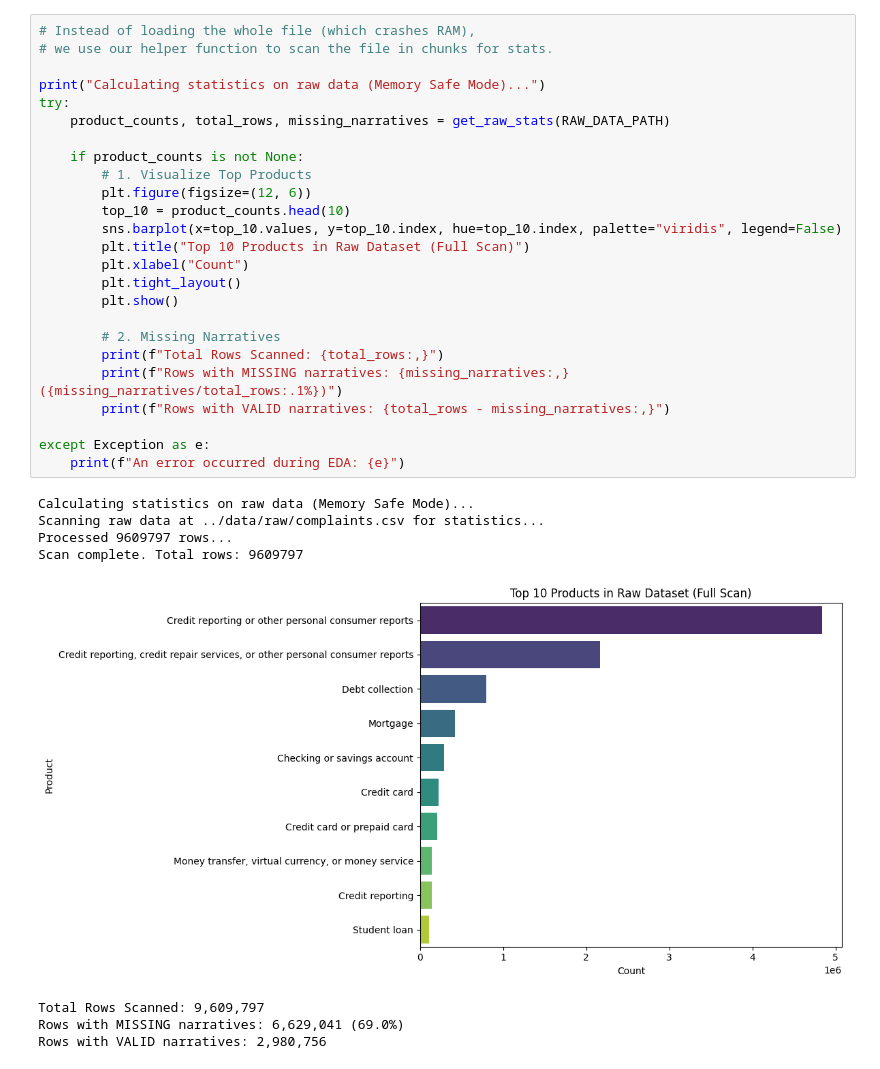
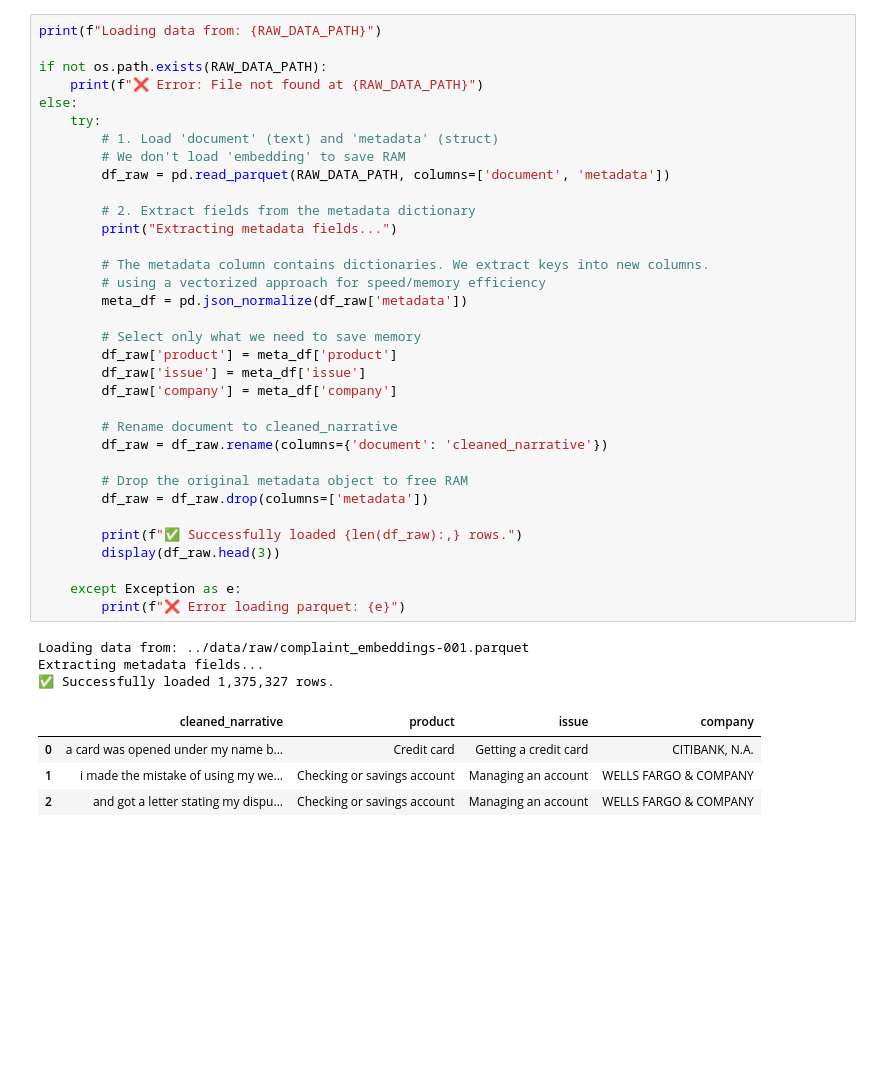
Before and after one commit to adem-mekonnen/rag-complaint-chatbot, a Jupyter notebook: notebooks/01_eda_preprocessing.ipynb, the cells around one changed output. Drawn from its saved outputs; the diff is of its cells as text; blank space fills up the shorter version.

```diff
--- a/notebooks/01_eda_preprocessing.ipynb
+++ b/notebooks/01_eda_preprocessing.ipynb
@@ -22,35 +16,43 @@ Successfully imported optimized modules.
 # %%
-# Instead of loading the whole file (which crashes RAM),
-# we use our helper function to scan the file in chunks for stats.
+print(f"Loading data from: {RAW_DATA_PATH}")
 
-print("Calculating statistics on raw data (Memory Safe Mode)...")
-try:
-    product_counts, total_rows, missing_narratives = get_raw_stats(RAW_DATA_PATH)
+if not os.path.exists(RAW_DATA_PATH):
+    print(f"❌ Error: File not found at {RAW_DATA_PATH}")
+else:
+    try:
+        # 1. Load 'document' (text) and 'metadata' (struct)
+        # We don't load 'embedding' to save RAM
+        df_raw = pd.read_parquet(RAW_DATA_PATH, columns=['document', 'metadata'])
 
-    if product_counts is not None:
-        # 1. Visualize Top Products
-        plt.figure(figsize=(12, 6))
-        top_10 = product_counts.head(10)
-        sns.barplot(x=top_10.values, y=top_10.index, hue=top_10.index, palette="viridis", legend=False)
-        plt.title("Top 10 Products in Raw Dataset (Full Scan)")
-        plt.xlabel("Count")
-        plt.tight_layout()
-        plt.show()
+        # 2. Extract fields from the metadata dictionary
+        print("Extracting metadata fields...")
 
-        # 2. Missing Narratives
-        print(f"Total Rows Scanned: {total_rows:,}")
-        print(f"Rows with MISSING narratives: {missing_narratives:,} ({missing_narratives/total_rows:.1%})")
-        print(f"Rows with VALID narratives: {total_rows - missing_narratives:,}")
+        # The metadata column contains dictionaries. We extract keys into new columns.
+        # using a vectorized approach for speed/memory efficiency
+        meta_df = pd.json_normalize(df_raw['metadata'])
 
-except Exception as e:
-    print(f"An error occurred during EDA: {e}")
+        # Select only what we need to save memory
+        df_raw['product'] = meta_df['product']
+        df_raw['issue'] = meta_df['issue']
+        df_raw['company'] = meta_df['company']
+
+        # Rename document to cleaned_narrative
+        df_raw = df_raw.rename(columns={'document': 'cleaned_narrative'})
+
+        # Drop the original metadata object to free RAM
+        df_raw = df_raw.drop(columns=['metadata'])
+
+        print(f"✅ Successfully loaded {len(df_raw):,} rows.")
+        display(df_raw.head(3))
+
+    except Exception as e:
+        print(f"❌ Error loading parquet: {e}")
 # %% [output]
-Calculating statistics on raw data (Memory Safe Mode)...
-Scanning raw data at ../data/raw/complaints.csv for statistics...
-Processed 9609797 rows...
-Scan complete. Total rows: 9609797
+Loading data from: ../data/raw/complaint_embeddings-001.parquet
+Extracting metadata fields...
+✅ Successfully loaded 1,375,327 rows.
-[figure, removed]
-Total Rows Scanned: 9,609,797
-Rows with MISSING narratives: 6,629,041 (69.0%)
-Rows with VALID narratives: 2,980,756
+|  | cleaned_narrative | product | issue | company |
+| 0 | a card was opened under my name b... | Credit card | Getting a credit card | CITIBANK, N.A. |
+| 1 | i made the mistake of using my we... | Checking or savings account | Managing an account | WELLS FARGO & COMPANY |
+| 2 | and got a letter stating my dispu... | Checking or savings account | Managing an account | WELLS FARGO & COMPANY |
 # %%
```
Also changed, not shown: parts of 5 cells of this notebook, 3 other files.
